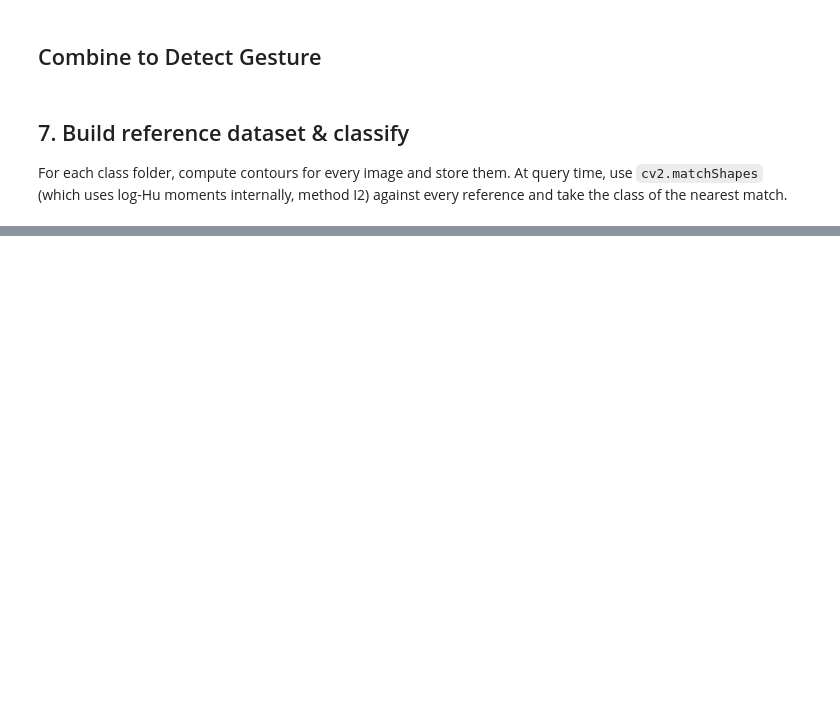
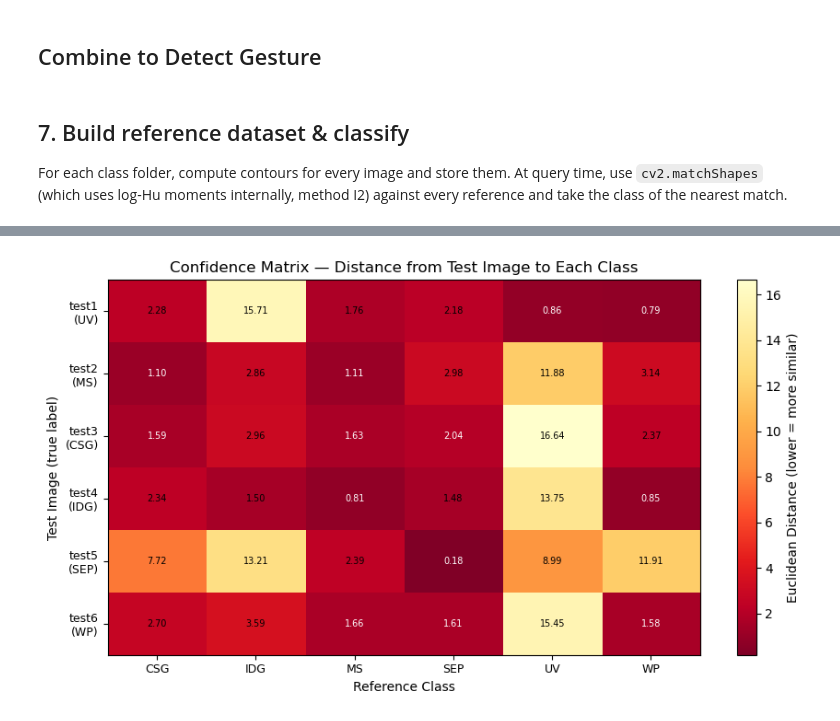
Before and after one commit to ahsieh25/DomainDetector, a Jupyter notebook: domain_detector.ipynb, the cells around one changed output, grey strips where cells are left out. Drawn from its saved outputs; the diff is of its cells as text; code cells hidden in the pictures; blank space fills up the shorter version.

Commit message:
Commit initial analysis result

```diff
--- a/domain_detector.ipynb
+++ b/domain_detector.ipynb
@@ -138,0 +169,17 @@ For each class folder, compute contours for every image and store them. At query
+# %%
+def classify(hu_vec, reference):
+    """
+    1-NN classifier. Returns predicted class, its distance, and per-class
+    minimum distances (used to build the confidence matrix).
+    """
+    best_class, best_dist = None, float("inf")
+    per_class_dist = {}
+    for class_name, vectors in reference.items():
+        if not vectors:
+            per_class_dist[class_name] = float("inf")
+            continue
+        d = min(np.linalg.norm(hu_vec - v) for v in vectors)
+        per_class_dist[class_name] = d
+        if d < best_dist:
+            best_dist, best_class = d, class_name
+    return best_class, best_dist, per_class_dist
@@ -138,0 +225,41 @@ For each class folder, compute contours for every image and store them. At query
+# %%
+short_names = {
+    "Chimera Shadow Garden": "CSG",
+    "Idle Death Gamble": "IDG",
+    "Malevolent Shrine": "MS",
+    "Self-Embodiment of Perfection_Upper": "SEP",
+    "Unlimited Void": "UV",
+    "Womb Profusion": "WP",
+}
+
+row_labels = [f"test{i+1}\n({short_names.get(r['true'], r['true'])})" for i, r in enumerate(results)]
+col_labels = [short_names.get(c, c) for c in CLASS_NAMES]
+
+dist_matrix = np.array([
+    [r["per_class"].get(c, float("inf")) for c in CLASS_NAMES]
+    for r in results
+])
+
+fig, ax = plt.subplots(figsize=(9, 5))
+im = ax.imshow(dist_matrix, cmap="YlOrRd_r", aspect="auto")
+plt.colorbar(im, ax=ax, label="Euclidean Distance (lower = more similar)")
+
+ax.set_xticks(range(len(CLASS_NAMES)))
+ax.set_xticklabels(col_labels, fontsize=9)
+ax.set_yticks(range(len(results)))
+ax.set_yticklabels(row_labels, fontsize=9)
+ax.set_title("Confidence Matrix — Distance from Test Image to Each Class")
+ax.set_xlabel("Reference Class")
+ax.set_ylabel("Test Image (true label)")
+
+for i in range(len(results)):
+    for j in range(len(CLASS_NAMES)):
+        val = dist_matrix[i, j]
+        txt = f"{val:.2f}" if val != float("inf") else "inf"
+        color = "white" if val < dist_matrix[i].min() * 1.3 else "black"
+        ax.text(j, i, txt, ha="center", va="center", fontsize=7, color=color)
+
+plt.tight_layout()
+plt.show()
+# %% [output]
+[figure, added]
```
Also changed, not shown: parts of 10 cells of this notebook.
